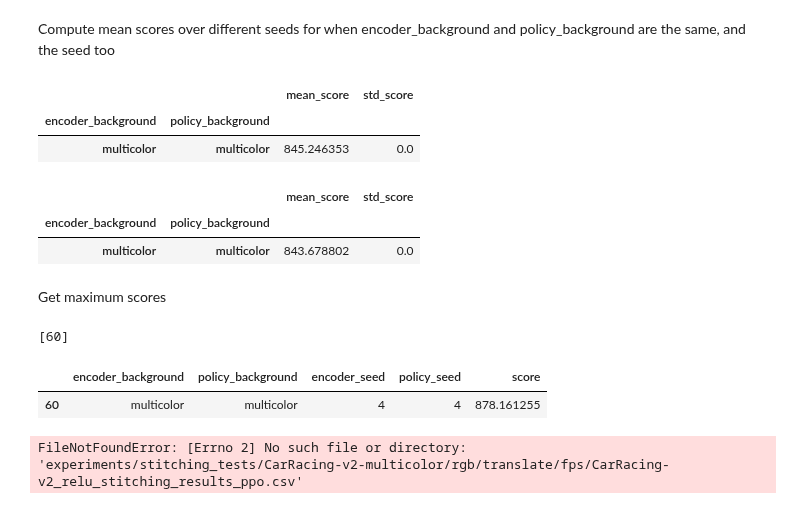
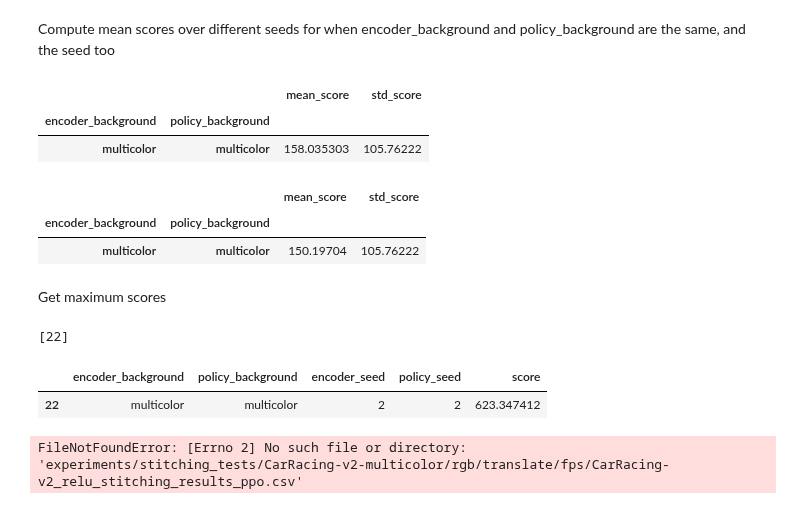
Before and after one commit to antoniopioricciardi/rl_relrepr_gymnasium, a Jupyter notebook: notebooks/stitching_results.ipynb, the cells around one changed output. Cells and saved outputs as stored; diff of their text form; code cells hidden in the pictures.

```diff
--- a/notebooks/stitching_results.ipynb
+++ b/notebooks/stitching_results.ipynb
@@ -66,7 +66,7 @@ if stitching_method == "relative":
     stitch_filename += f"a_{a_alpha}/"
 stitch_filename += f"{env_id_encoder}_{model_activation}_stitching_results_{model_algo}.csv"
 
-stitch_filename = "experiments/stitching_tests/CarRacing-v2-multicolor/rgb/absolute/green-bg_CarRacing-v2_relu_stitching_results_ppo.csv"
+stitch_filename = "experiments/stitching_tests/CarRacing-v2-multicolor/rgb/absolute/yellow-bg_CarRacing-v2_relu_stitching_results_ppo.csv"
 
 print(stitch_filename, "\n")
 
@@ -182,20 +183,21 @@ diff_scores.groupby(['encoder_background', 'policy_background']).agg({'mean_scor
 # %% [markdown]
 Compute mean scores over different seeds for when encoder_background and policy_background are the same, and the seed too
 # %%
+""" NO STITCHING """
 equal_background_scores = equal_seed_scores[equal_seed_scores.index.get_level_values('encoder_background') == equal_seed_scores.index.get_level_values('policy_background')]
 average_scores = equal_background_scores.groupby(['encoder_background', 'policy_background']).agg({'mean_score': 'mean', 'std_score': 'std'})
 average_scores
 # %% [output]
 |  |  | mean_score | std_score |
 | encoder_background | policy_background |  |  |
-| multicolor | multicolor | 845.246353 | 0.0 |
+| multicolor | multicolor | 158.035303 | 105.76222 |
 # %%
 median_scores = equal_background_scores.groupby(['encoder_background', 'policy_background']).agg({'mean_score': 'median', 'std_score': 'std'})
 median_scores
 # %% [output]
 |  |  | mean_score | std_score |
 | encoder_background | policy_background |  |  |
-| multicolor | multicolor | 843.678802 | 0.0 |
+| multicolor | multicolor | 150.19704 | 105.76222 |
 # %% [markdown]
 Get maximum scores
 # %%
@@ -206,9 +208,9 @@ print(idxmax_list)
 selection = df.iloc[idxmax_list][['encoder_background', 'policy_background', 'encoder_seed', 'policy_seed', 'score']]
 selection
 # %% [output]
-[60]
+[22]
 |  | encoder_background | policy_background | encoder_seed | policy_seed | score |
-| 60 | multicolor | multicolor | 4 | 4 | 878.161255 |
+| 22 | multicolor | multicolor | 2 | 2 | 623.347412 |
 # %%
 stitching_method = stitching_methods[2]
 anchoring_method = "fps"
```
Also changed, not shown: parts of 3 cells of this notebook, 2 other files.
